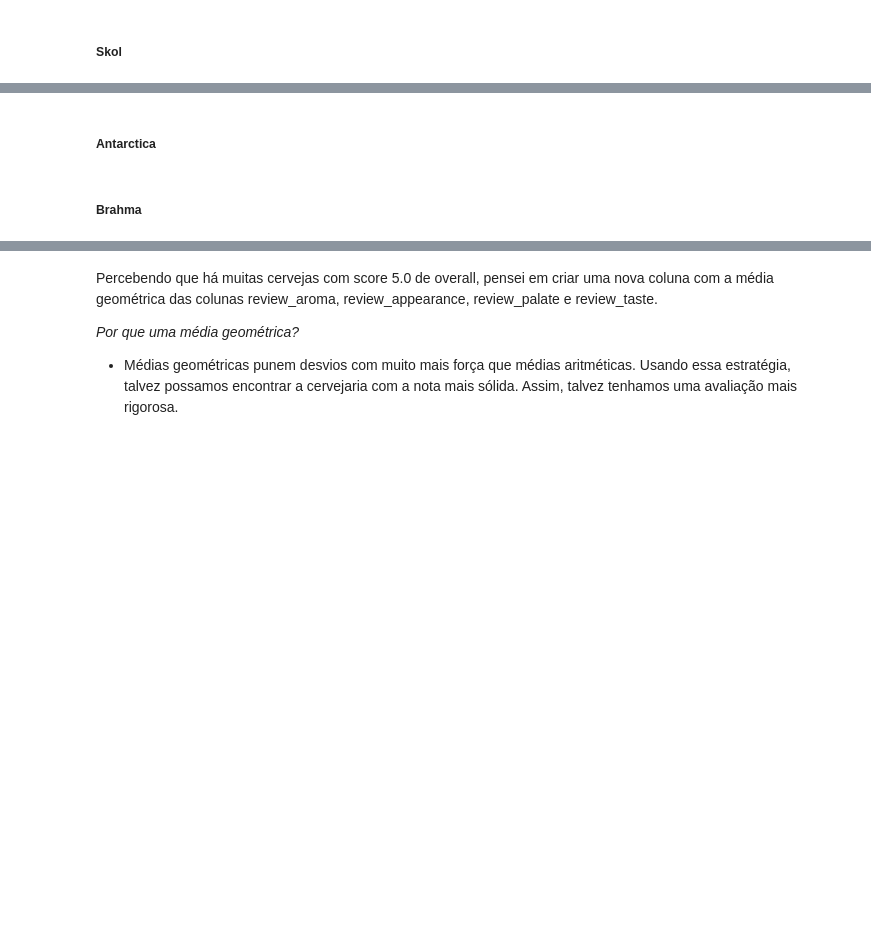
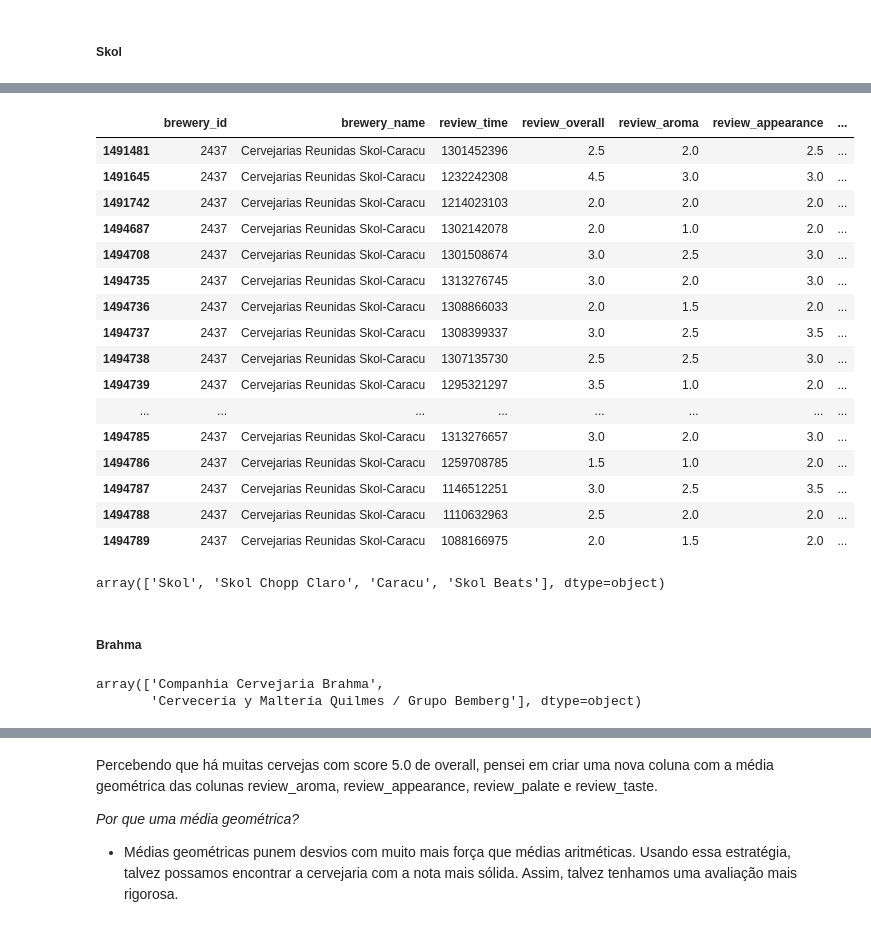
Before and after one commit to fea-dev-usp/analise-da-breja, a Jupyter notebook: Notas de Breja por Cervejaria.ipynb, the cells around one changed output, grey strips where cells are left out. Saved outputs shown, nothing was run; the diff lists cells and outputs as text; code cells hidden in the pictures; blank space fills up the shorter version.

```diff
--- a/Notas de Breja por Cervejaria.ipynb
+++ b/Notas de Breja por Cervejaria.ipynb
@@ -169,2 +246,0 @@ reviews[reviews['brewery_name'] == 'Cervejarias Reunidas Skol-Caracu']['beer_nam
-# %% [markdown]
-##### Antarctica
@@ -175,2 +247,45 @@ data[data['beer_name'].str.startswith('Antarctica', na=False)]['brewery_name'].u
+# %%
+# Filtra os dados para obter apenas as variantes da cerveja "Skol" que foram produzidas pela cervejaria brasileira "Cervejarias Reunidas Skol-Caracu".
+filtered_data = beer_dict['Pilsen/American Lager']['Skol'][beer_dict['Pilsen/American Lager']['Skol']['brewery_name'] == 'Cervejarias Reunidas Skol-Caracu']
+
+# Altera o DataFrame da cerveja "Skol" para que este contenha apenas os dados filtrados que foram obtidos acima.
+beer_dict['Pilsen/American Lager']['Skol'] = filtered_data
+
+# Exibe os dados filtrados.
+beer_dict['Pilsen/American Lager']['Skol']
+# %% [output]
+|  | brewery_id | brewery_name | review_time | review_overall | review_aroma | review_appearance | ... |
+| 1491481 | 2437 | Cervejarias Reunidas Skol-Caracu | 1301452396 | 2.5 | 2.0 | 2.5 | ... |
+| 1491645 | 2437 | Cervejarias Reunidas Skol-Caracu | 1232242308 | 4.5 | 3.0 | 3.0 | ... |
+| 1491742 | 2437 | Cervejarias Reunidas Skol-Caracu | 1214023103 | 2.0 | 2.0 | 2.0 | ... |
+| 1494687 | 2437 | Cervejarias Reunidas Skol-Caracu | 1302142078 | 2.0 | 1.0 | 2.0 | ... |
+| 1494708 | 2437 | Cervejarias Reunidas Skol-Caracu | 1301508674 | 3.0 | 2.5 | 3.0 | ... |
+| 1494735 | 2437 | Cervejarias Reunidas Skol-Caracu | 1313276745 | 3.0 | 2.0 | 3.0 | ... |
+| 1494736 | 2437 | Cervejarias Reunidas Skol-Caracu | 1308866033 | 2.0 | 1.5 | 2.0 | ... |
+| 1494737 | 2437 | Cervejarias Reunidas Skol-Caracu | 1308399337 | 3.0 | 2.5 | 3.5 | ... |
+| 1494738 | 2437 | Cervejarias Reunidas Skol-Caracu | 1307135730 | 2.5 | 2.5 | 3.0 | ... |
+| 1494739 | 2437 | Cervejarias Reunidas Skol-Caracu | 1295321297 | 3.5 | 1.0 | 2.0 | ... |
+| ... | ... | ... | ... | ... | ... | ... | ... |
+| 1494785 | 2437 | Cervejarias Reunidas Skol-Caracu | 1313276657 | 3.0 | 2.0 | 3.0 | ... |
+| 1494786 | 2437 | Cervejarias Reunidas Skol-Caracu | 1259708785 | 1.5 | 1.0 | 2.0 | ... |
+| 1494787 | 2437 | Cervejarias Reunidas Skol-Caracu | 1146512251 | 3.0 | 2.5 | 3.5 | ... |
+| 1494788 | 2437 | Cervejarias Reunidas Skol-Caracu | 1110632963 | 2.5 | 2.0 | 2.0 | ... |
+| 1494789 | 2437 | Cervejarias Reunidas Skol-Caracu | 1088166975 | 2.0 | 1.5 | 2.0 | ... |
+# %%
+# Por fim, observe quais variantes da cerveja "Skol" são produzidas pela "Cervejarias Reunidas Skol-Caracu"
+
+data[data['brewery_name'] == 'Cervejarias Reunidas Skol-Caracu']['beer_name'].unique()
+# %% [output]
+array(['Skol', 'Skol Chopp Claro', 'Caracu', 'Skol Beats'], dtype=object)
 # %% [markdown]
 ##### Brahma
+# %%
+# Quem produz a cerveja 'Brahma' (Pilsen / American Lager) ?
+
+data[data['beer_name'].str.startswith('Brahma',na=False)]['brewery_name'].unique()
+
+# As pesquisas são um pouco confusas e não sei ao certo afirmar se o Grupo Bemberg realmente produz Brahma. Por conta disso, vamos considerar
+# que apenas a "Companhia Cervejaria Brahma" é a cervejaria nacional que produz a cerveja "Brahma" e suas variantes.
+# %% [output]
+array(['Companhia Cervejaria Brahma',
+       'Cervecería y Maltería Quilmes / Grupo Bemberg'], dtype=object)
```
Also changed, not shown: parts of 63 cells of this notebook.
